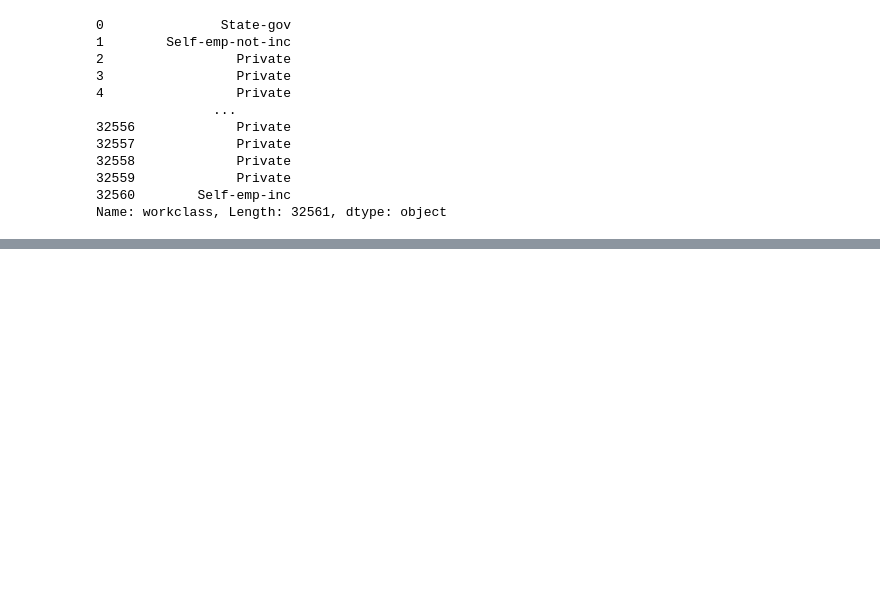
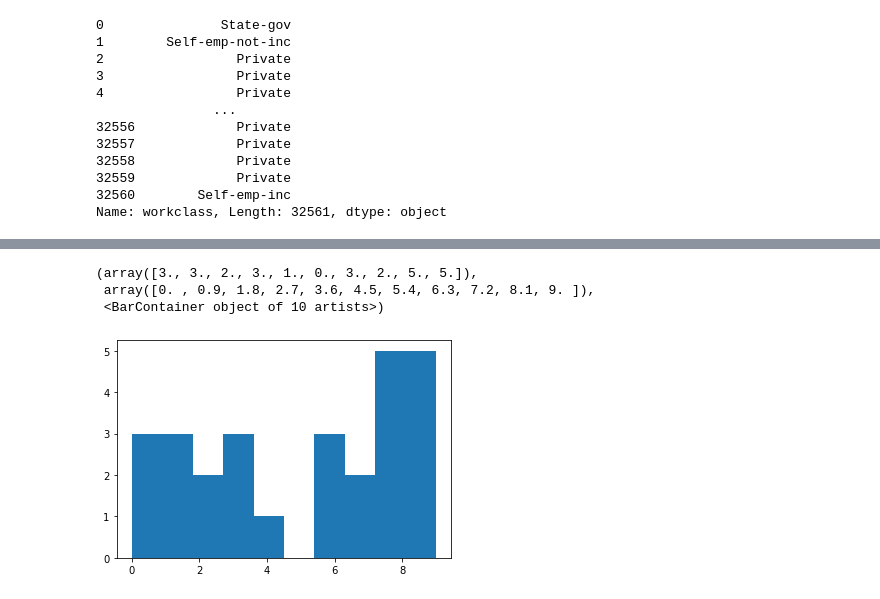
Before and after one commit to olethrosdc/digital-skills, a Jupyter notebook: src/scatterplots/basic-scatter.ipynb, the cells around one changed output, grey strips where cells are left out. Saved outputs shown, nothing was run; the diff lists cells and outputs as text; code cells hidden in the pictures; blank space fills up the shorter version.

```diff
--- a/src/scatterplots/basic-scatter.ipynb
+++ b/src/scatterplots/basic-scatter.ipynb
@@ -80,0 +67,9 @@ help(plt.scatter)
+# %%
+X = [6, 7, 1, 3 , 8, 9, 9,0, 9,8,1, 6,0,3,0,9,1,9,2, 2, 8, 4, 8, 3, 8, 7, 6, ]
+# %%
+plt.hist(X)
+# %% [output]
+(array([3., 3., 2., 3., 1., 0., 3., 2., 5., 5.]),
+ array([0. , 0.9, 1.8, 2.7, 3.6, 4.5, 5.4, 6.3, 7.2, 8.1, 9. ]),
+ <BarContainer object of 10 artists>)
+[figure, added]
```
Also changed, not shown: parts of 11 cells of this notebook, 1 other file.
